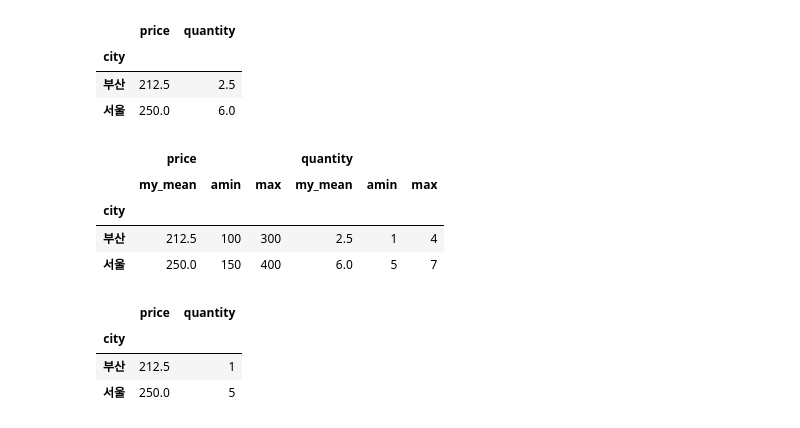
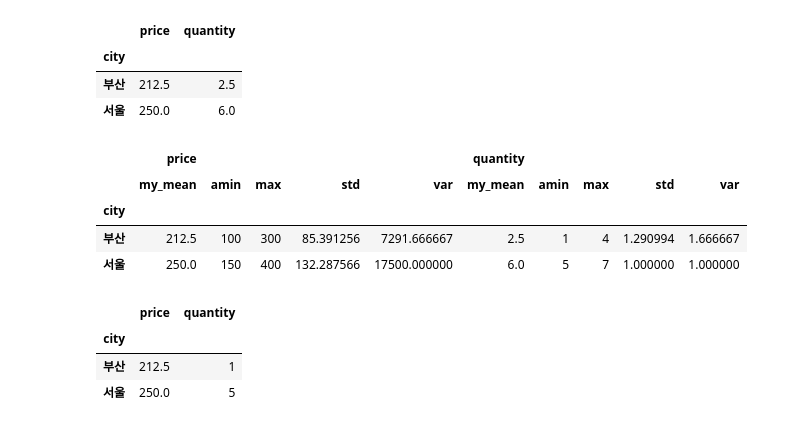
Before and after one commit to netager/Quick_Ref, a Jupyter notebook: data_analysis/Pandas/group_operation_transformation.ipynb.ipynb, the cells around one changed output. Cells and saved outputs as stored; diff of their text form; code cells hidden in the pictures.

```diff
--- a/data_analysis/Pandas/group_operation_transformation.ipynb.ipynb
+++ b/data_analysis/Pandas/group_operation_transformation.ipynb.ipynb
@@ -137,13 +169,13 @@ df.groupby(['city']).agg(np.mean)
 # %%
 def my_mean(s):
     return np.mean(s)
-df.groupby('city').agg([my_mean, np.min, 'max'])
+df.groupby('city').agg([my_mean, np.min, 'max', np.std, np.var])
 # %% [output]
-|  | price |  |  | quantity |  |  |
-|  | my_mean | amin | max | my_mean | amin | max |
-| city |  |  |  |  |  |  |
-| 부산 | 212.5 | 100 | 300 | 2.5 | 1 | 4 |
-| 서울 | 250.0 | 150 | 400 | 6.0 | 5 | 7 |
+|  | price |  |  |  |  | quantity |  |  |  |  |
+|  | my_mean | amin | max | std | var | my_mean | amin | max | std | var |
+| city |  |  |  |  |  |  |  |  |  |  |
+| 부산 | 212.5 | 100 | 300 | 85.391256 | 7291.666667 | 2.5 | 1 | 4 | 1.290994 | 1.666667 |
+| 서울 | 250.0 | 150 | 400 | 132.287566 | 17500.000000 | 6.0 | 5 | 7 | 1.000000 | 1.000000 |
 # %%
 def my_mean(s):
     return np.mean(s)
```
Also changed, not shown: parts of 42 cells of this notebook, 1 other file.
